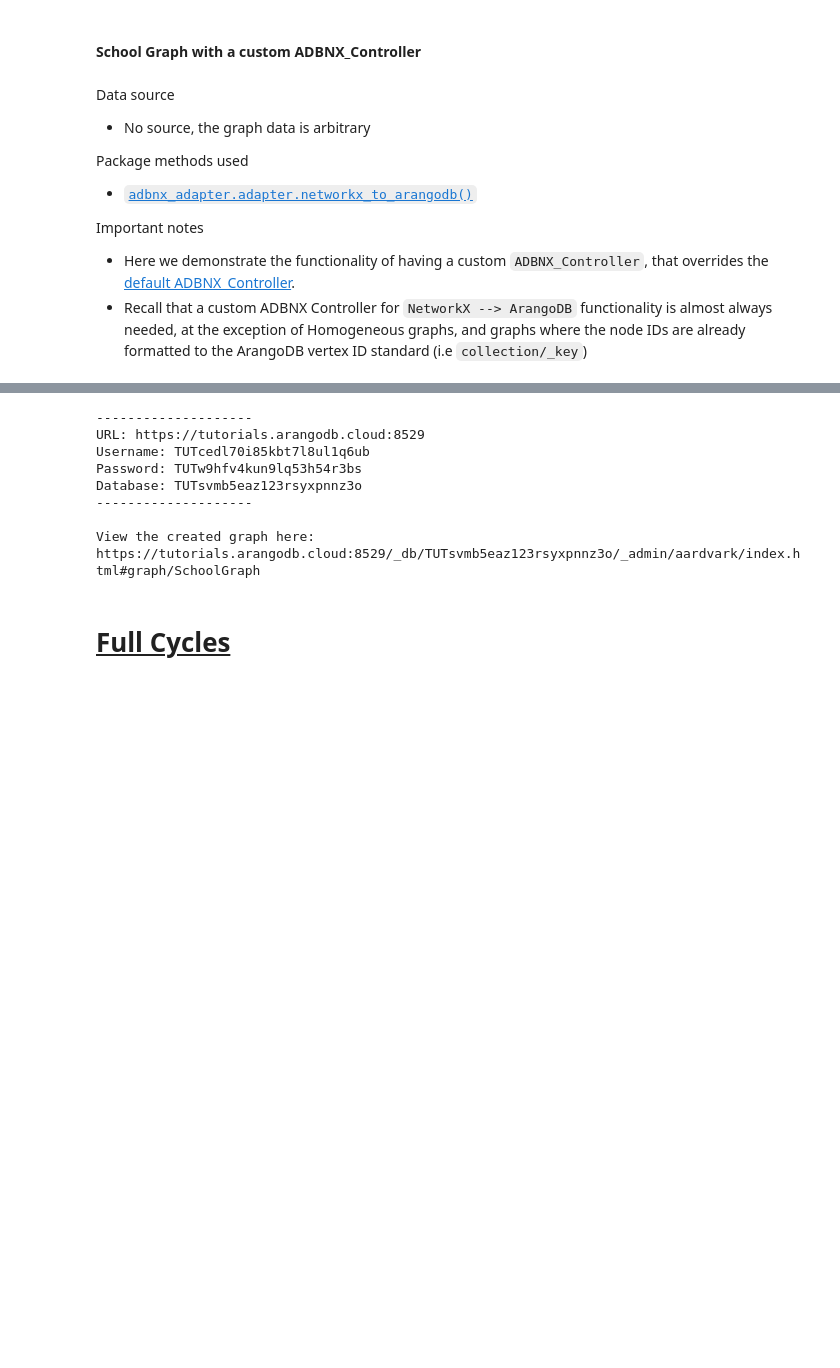
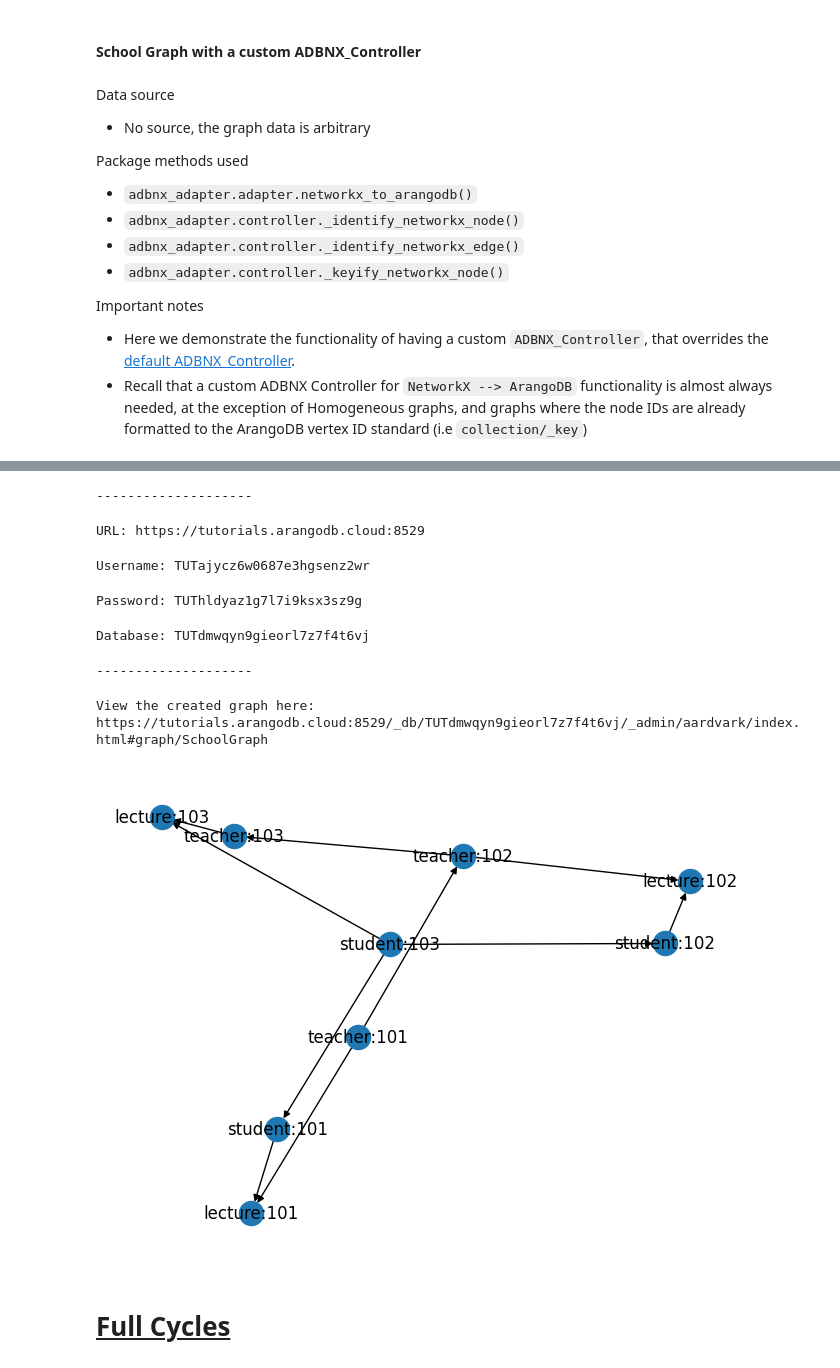
Before and after one commit to arangoml/networkx-adapter, a Jupyter notebook: examples/outputs/ArangoDB_NetworkX_Adapter_output.ipynb, the cells around one changed output, grey strips where cells are left out. Cells and saved outputs as stored; diff of their text form; code cells hidden in the pictures; blank space fills up the shorter version.

```diff
--- a/examples/outputs/ArangoDB_NetworkX_Adapter_output.ipynb
+++ b/examples/outputs/ArangoDB_NetworkX_Adapter_output.ipynb
@@ -553,10 +518,13 @@ Data source
 * No source, the graph data is arbitrary
 
 Package methods used
-* [`adbnx_adapter.adapter.networkx_to_arangodb()`](https://github.com/arangoml/networkx-adapter/blob/4.0.0/adbnx_adapter/adapter.py#L198-L332)
+* `adbnx_adapter.adapter.networkx_to_arangodb()`
+* `adbnx_adapter.controller._identify_networkx_node()`
+* `adbnx_adapter.controller._identify_networkx_edge()`
+* `adbnx_adapter.controller._keyify_networkx_node()`
 
 Important notes
-* Here we demonstrate the functionality of having a custom `ADBNX_Controller`, that overrides the [default ADBNX_Controller](https://github.com/arangoml/networkx-adapter/blob/4.0.0/adbnx_adapter/controller.py).
+* Here we demonstrate the functionality of having a custom `ADBNX_Controller`, that overrides the [default ADBNX_Controller](https://github.com/arangoml/networkx-adapter/blob/master/adbnx_adapter/controller.py).
 * Recall that a custom ADBNX Controller for `NetworkX --> ArangoDB` functionality is almost always needed, at the exception of Homogeneous graphs, and graphs where the node IDs are already formatted to the ArangoDB vertex ID standard (i.e `collection/_key`)
 # %%
 # Create the NetworkX graph
@@ -574,6 +542,7 @@ edges = [
 ]
 nx_graph = nx.MultiDiGraph()
 nx_graph.add_edges_from(edges)
+nx.draw(nx_graph, with_labels=True)
 
 # Specify ArangoDB edge definitions
 edge_definitions = [
@@ -616,11 +585,9 @@ class Custom_ADBNX_Controller(ADBNX_Controller):
         self, nx_node_id: NxId, nx_node: NxData, adb_v_cols: List[str]
     ) -> str:
         """Given a NetworkX node, and a list of ArangoDB vertex collections defined,
-        identify which ArangoDB vertex collection it should belong to.
+        identify which ArangoDB vertex collection **nx_node** should belong to.
 
-        NOTE: You must override this function if len(**adb_v_cols**) > 1
-        OR **nx_node_id* does NOT comply to ArangoDB standards
-        (i.e "{collection}/{key}").
+        NOTE: You must override this function if len(**adb_v_cols**) > 1.
 
         :param nx_node_id: The NetworkX ID of the node.
         :type nx_node_id: adbnx_adapter.typings.NxId
@@ -639,20 +606,14 @@ class Custom_ADBNX_Controller(ADBNX_Controller):
         nx_edge: NxData,
         from_nx_id: NxId,
         to_nx_id: NxId,
+        nx_map: Dict[NxId, str],
         adb_e_cols: List[str],
-        nx_map: Dict[NxId, str],
     ) -> str:
         """Given a NetworkX edge, its pair of nodes, and a list of ArangoDB
-        edge collections defined, identify which ArangoDB edge collection it
+        edge collections defined, identify which ArangoDB edge collection **nx_edge**
         should belong to.
 
-        NOTE #1: You must override this function if len(**adb_e_cols**) > 1
-        AND **nx_edge["_id"]** does NOT comply to ArangoDB standards
-        (i.e "{collection}/{key}").
-
-        NOTE #2: The two nodes associated to the **nx_edge** can be accessed
-        by the **from_nx_id** & **to_nx_id** parameters, and are guaranteed
-        to have the following attributes: `{"nx_id", "adb_id", "adb_col", "adb_key"}`
+        NOTE #1: You must override this function if len(**adb_e_cols**) > 1.
 
         :param nx_edge: The NetworkX edge object.
         :type nx_edge: adbnx_adapter.typings.NxData
@@ -660,12 +621,15 @@ class Custom_ADBNX_Controller(ADBNX_Controller):
         :type from_nx_id: adbnx_adapter.typings.NxId
         :param to_nx_id: The NetworkX ID of the node representing the edge destination.
         :type to_nx_id: adbnx_adapter.typings.NxId
+        :param nx_map: A mapping of NetworkX node ids to ArangoDB vertex ids. You
+            can use this to derive the ArangoDB _from and _to values of the edge.
+            i.e, `nx_map[from_nx_id]` will give you the ArangoDB _from value,
+            and `nx_map[to_nx_id]` will give you the ArangoDB _to value.
+        :type nx_map: Dict[NxId, str]
         :param adb_e_cols: All ArangoDB edge collections specified
             by the **edge_definitions** parameter of
             ADBNX_Adapter.networkx_to_arangodb()
         :type adb_e_cols: List[str]
-        :param nx_map: A mapping of NetworkX node ids to ArangoDB vertex ids.
-        :type nx_map: Dict[NxId, str]
         :return: The ArangoDB collection name
         :rtype: str
         """
@@ -683,18 +647,24 @@ class Custom_ADBNX_Controller(ADBNX_Controller):
         else:
           raise ValueError(f"Unknown edge relationship between {from_nx_id} and {to_nx_id}")
 
-    def _keyify_networkx_node(self, nx_node_id: NxId, nx_node: NxData, col: str) -> str:
-        """Given a NetworkX node, derive its valid ArangoDB key.
+    def _keyify_networkx_node(
+        self, i: int, nx_node_id: NxId, nx_node: NxData, col: str
+    ) -> str:
+        """Given a NetworkX node, derive its ArangoDB key.
 
-        NOTE: You must override this function if you want to create custom ArangoDB _key
-        values from your NetworkX nodes. To enable the use of this method, enable the
-        **keyify_nodes** parameter in ADBNX_Adapter.networkx_to_arangodb().
+        NOTE #1: You must override this function if you want to create custom ArangoDB
+        _key values for your NetworkX nodes.
 
+        NOTE #2: You are free to use `_string_to_arangodb_key_helper()` and
+        `_tuple_to_arangodb_key_helper()` to derive a valid ArangoDB _key value.
+
+        :param i: The index of the NetworkX node in the list of nodes.
+        :type i: int
         :param nx_node_id: The NetworkX node id.
         :type nx_node_id: adbnx_adapter.typings.NxId
         :param nx_node: The NetworkX node object.
         :type nx_node: adbnx_adapter.typings.NxData
-        :param col: The ArangoDB collection the node belongs to.
+        :param col: The ArangoDB collection that **nx_node** belongs to.
         :type col: str
         :return: A valid ArangoDB _key value.
         :rtype: str
@@ -707,13 +677,7 @@ custom_adbnx_adapter = ADBNX_Adapter(db, Custom_ADBNX_Controller())
 # Create the ArangoDB graph
 name = "SchoolGraph"
 db.delete_graph(name, drop_collections=True, ignore_missing=True)
-adb_g = custom_adbnx_adapter.networkx_to_arangodb(name, nx_graph, edge_definitions, keyify_nodes=True)
+adb_g = custom_adbnx_adapter.networkx_to_arangodb(name, nx_graph, edge_definitions)
 
-print('\n--------------------')
-print("URL: " + con["url"])
-print("Username: " + con["username"])
-print("Password: " + con["password"])
-print("Database: " + con["dbName"])
-print('--------------------\n')
-print(f"View the created graph here: {con['url']}/_db/{con['dbName']}/_admin/aardvark/index.html#graph/{name}")
+print_adb_info(con, name)
 # %% [output]
@@ -727,12 +691,13 @@ INFO:adbnx_adapter:Instantiated ADBNX_Adapter with database 'TUTsvmb5eaz123rsyxp
 INFO:adbnx_adapter:Created ArangoDB 'SchoolGraph' Graph
 --------------------
-URL: https://tutorials.arangodb.cloud:8529
-Username: TUTcedl70i85kbt7l8ul1q6ub
-Password: TUTw9hfv4kun9lq53h54r3bs
-Database: TUTsvmb5eaz123rsyxpnnz3o
---------------------
-
-View the created graph here: https://tutorials.arangodb.cloud:8529/_db/TUTsvmb5eaz123rsyxpnnz3o/_admin/aardvark/index.html#graph/SchoolGraph
+URL: https://tutorials.arangodb.cloud:8529
+Username: TUTajycz6w0687e3hgsenz2wr
+Password: TUThldyaz1g7l7i9ksx3sz9g
+Database: TUTdmwqyn9gieorl7z7f4t6vj
+--------------------
+View the created graph here:
+https://tutorials.arangodb.cloud:8529/_db/TUTdmwqyn9gieorl7z7f4t6vj/_admin/aardvark/index.html#graph/SchoolGraph
+[figure, added]
 # %% [markdown]
 # <u>Full Cycles</u>
 # %% [markdown]
```
Also changed, not shown: parts of 27 cells of this notebook, 1 other file.
